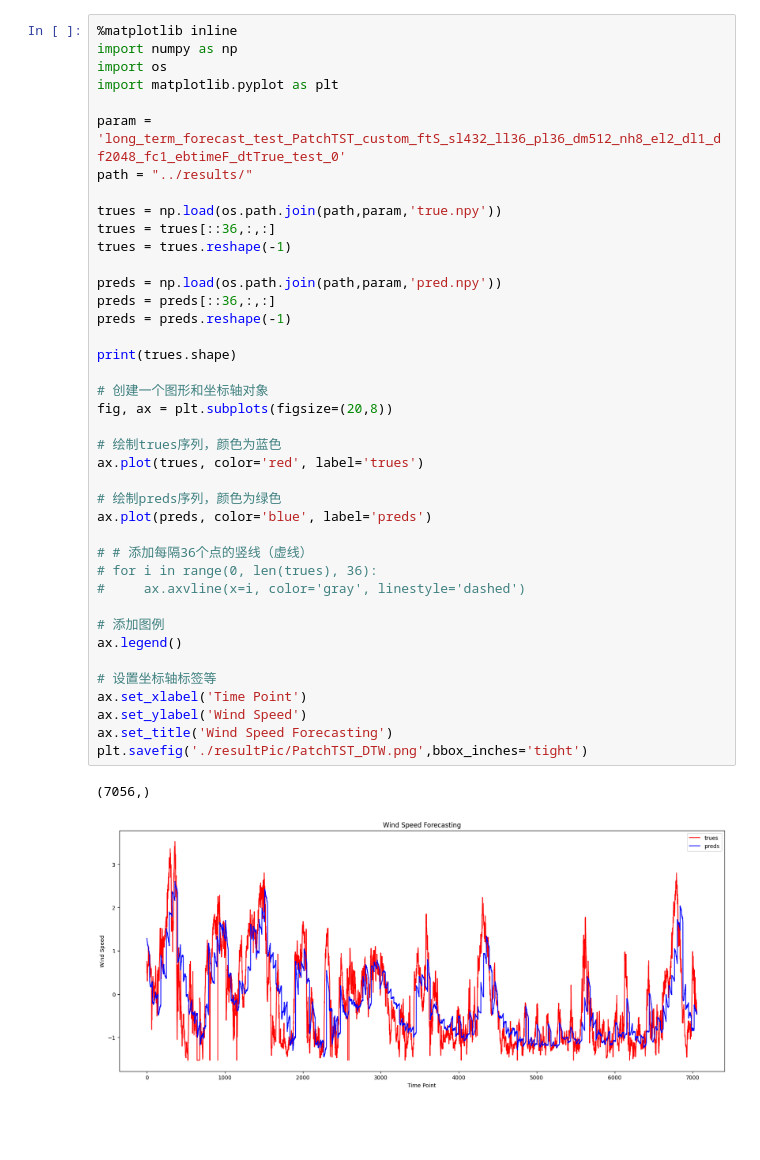
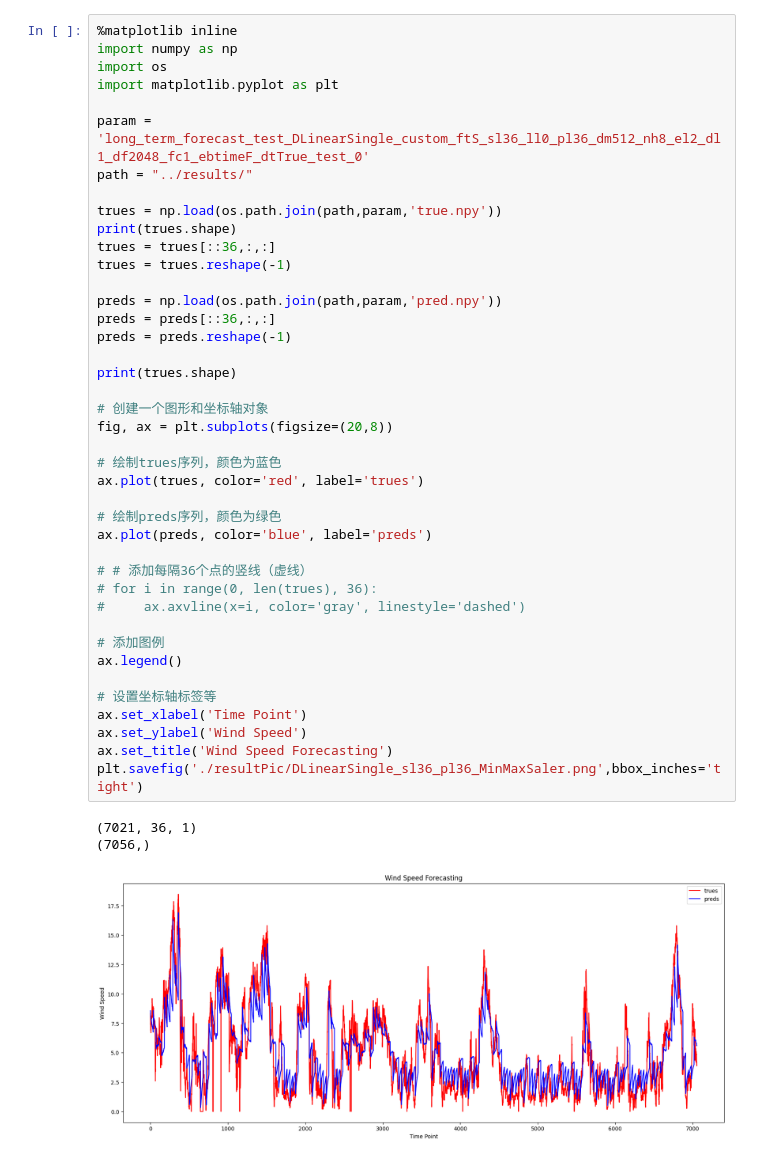
Before and after one commit to yellow378/WindSpeedForecasting, a Jupyter notebook: analysis/resultPic.ipynb, the cells around one changed output. Saved outputs shown, nothing was run; the diff lists cells and outputs as text; blank space fills up the shorter version.

```diff
--- a/analysis/resultPic.ipynb
+++ b/analysis/resultPic.ipynb
@@ -4,43 +4,45 @@ import numpy as np
 import os
 import matplotlib.pyplot as plt
 
-param = 'long_term_forecast_test_PatchTST_custom_ftS_sl432_ll36_pl36_dm512_nh8_el2_dl1_df2048_fc1_ebtimeF_dtTrue_test_0'
+param = 'long_term_forecast_test_DLinearSingle_custom_ftS_sl36_ll0_pl36_dm512_nh8_el2_dl1_df2048_fc1_ebtimeF_dtTrue_test_0'
 path = "../results/"
 
 trues = np.load(os.path.join(path,param,'true.npy'))
+print(trues.shape)
 trues = trues[::36,:,:]
 trues = trues.reshape(-1)
 
 preds = np.load(os.path.join(path,param,'pred.npy'))
 preds = preds[::36,:,:]
 preds = preds.reshape(-1)
 
 print(trues.shape)
 
 # 创建一个图形和坐标轴对象
 fig, ax = plt.subplots(figsize=(20,8))
 
 # 绘制trues序列，颜色为蓝色
 ax.plot(trues, color='red', label='trues')
 
 # 绘制preds序列，颜色为绿色
 ax.plot(preds, color='blue', label='preds')
 
 # # 添加每隔36个点的竖线（虚线）
 # for i in range(0, len(trues), 36):
 #     ax.axvline(x=i, color='gray', linestyle='dashed')
 
 # 添加图例
 ax.legend()
 
 # 设置坐标轴标签等
 ax.set_xlabel('Time Point')
 ax.set_ylabel('Wind Speed')
 ax.set_title('Wind Speed Forecasting')
-plt.savefig('./resultPic/PatchTST_DTW.png',bbox_inches='tight')
+plt.savefig('./resultPic/DLinearSingle_sl36_pl36_MinMaxSaler.png',bbox_inches='tight')
 # %% [output]
+(7021, 36, 1)
 (7056,)
-[figure, old version]
+[figure, new version]
 # %%
 true = trues[0:432]
 pred = preds[0:432]
```
Also changed, not shown: parts of 1 cell of this notebook, 21 other files.
